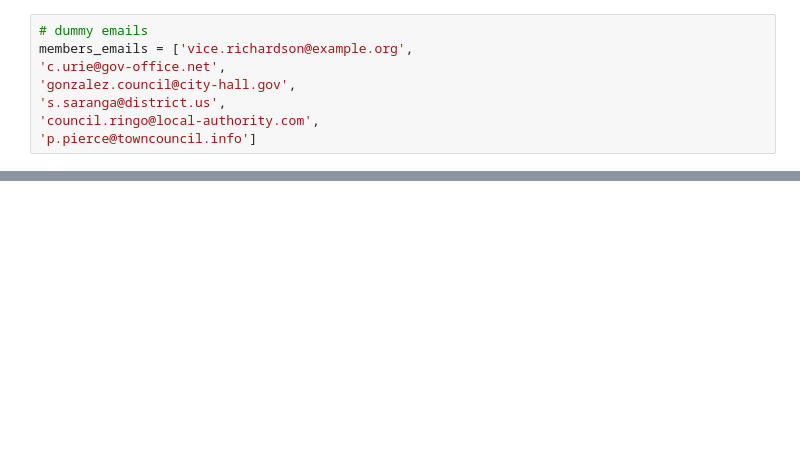
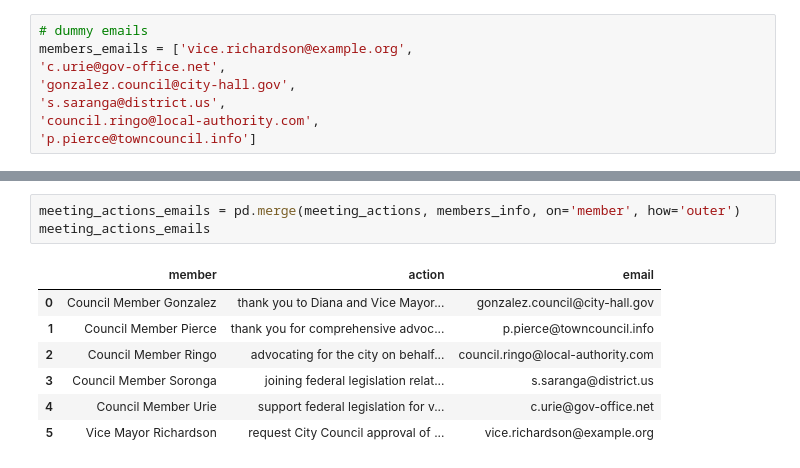
Before and after one commit to Krinnik/Meeting-Bot, a Jupyter notebook: meeting_ai_workspace.ipynb, the cells around one changed output, grey strips where cells are left out. Saved outputs shown, nothing was run; the diff lists cells and outputs as text; blank space fills up the shorter version.

```diff
--- a/meeting_ai_workspace.ipynb
+++ b/meeting_ai_workspace.ipynb
@@ -409,0 +411,11 @@ meeting_actions
+# %%
+meeting_actions_emails = pd.merge(meeting_actions, members_info, on='member', how='outer')
+meeting_actions_emails
+# %% [output]
+|  | member | action | email |
+| 0 | Council Member Gonzalez | thank you to Diana and Vice Mayor... | gonzalez.council@city-hall.gov |
+| 1 | Council Member Pierce | thank you for comprehensive advoc... | p.pierce@towncouncil.info |
+| 2 | Council Member Ringo | advocating for the city on behalf... | council.ringo@local-authority.com |
+| 3 | Council Member Soronga | joining federal legislation relat... | s.saranga@district.us |
+| 4 | Council Member Urie | support federal legislation for v... | c.urie@gov-office.net |
+| 5 | Vice Mayor Richardson | request City Council approval of ... | vice.richardson@example.org |
```
Also changed, not shown: parts of 11 cells of this notebook, 1 other file.
